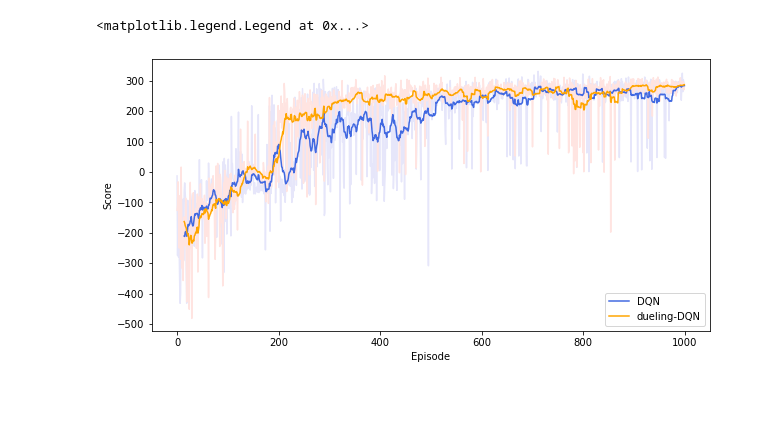
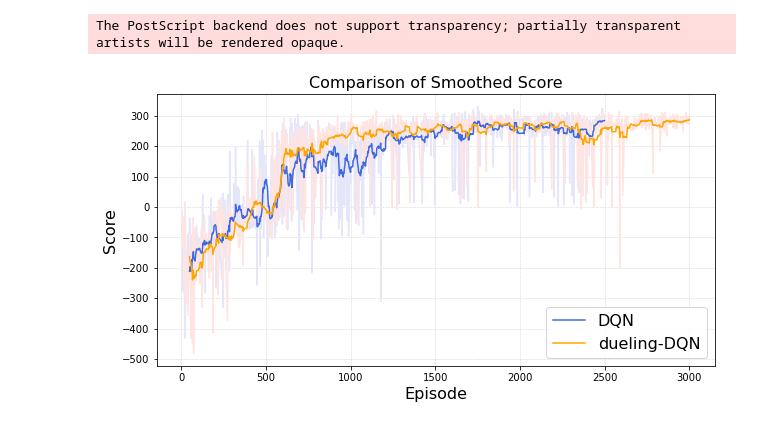
Before and after one commit to ekariotakis/LunarLander-DQN, a Jupyter notebook: ploting.ipynb, the cells around one changed output. Cells and saved outputs as stored; diff of their text form; code cells hidden in the pictures; blank space fills up the shorter version.

```diff
--- a/ploting.ipynb
+++ b/ploting.ipynb
@@ -1,29 +1,27 @@
 # %%
 import numpy as np
 import pandas as pd
 import matplotlib.pyplot as plt
 
 %matplotlib inline
 plt.rcParams['figure.figsize'] = [10, 5]
 
-t = np.linspace(0, 1.5*np.pi, 2500)
-y = np.sin(t**2)+np.random.random(2500)*.6
-df = pd.DataFrame(y)
-# plt.plot(df[0], 'lightblue', df[0].rolling(10).mean(), 'b')
 
 smoothing=15
 dqn = pd.read_csv('csv_data/DQN.csv')
 dueling_dqn = pd.read_csv('csv_data/dueling_DQN.csv')
-plt.plot(dqn.Value, 'lavender')
-plt.plot(dueling_dqn.Value, 'mistyrose')
-plt.plot(dqn.Value.rolling(smoothing).mean(), 'royalblue', label='DQN')
-plt.plot(dueling_dqn.Value.rolling(smoothing).mean(), 'orange', label='dueling-DQN')
+plt.plot(dqn.Step, dqn.Value, 'lavender')
+plt.plot(dueling_dqn.Step, dueling_dqn.Value, 'mistyrose')
+plt.plot(dqn.Step, dqn.Value.rolling(smoothing).mean(), 'royalblue', label='DQN')
+plt.plot(dueling_dqn.Step, dueling_dqn.Value.rolling(smoothing).mean(), 'orange', label='dueling-DQN')
 
 
-plt.title("")
-plt.xlabel("Episode")
-plt.ylabel("Score")
-plt.legend(loc='lower right')
+plt.title("Comparison of Smoothed Score", fontsize=16)
+plt.xlabel("Episode", fontsize=16)
+plt.ylabel("Score", fontsize=16)
+plt.legend(loc='lower right', fontsize=16)
+plt.grid(color = 'lightgray', linestyle = '--', linewidth = 0.5)
+plt.savefig('figures/smoothed_score.eps', format='eps')
 # %% [output]
-<matplotlib.legend.Legend at 0x...>
+The PostScript backend does not support transparency; partially transparent artists will be rendered opaque.
-[figure, old version]
+[figure, new version]
```
Also changed, not shown: parts of 3 cells of this notebook.
